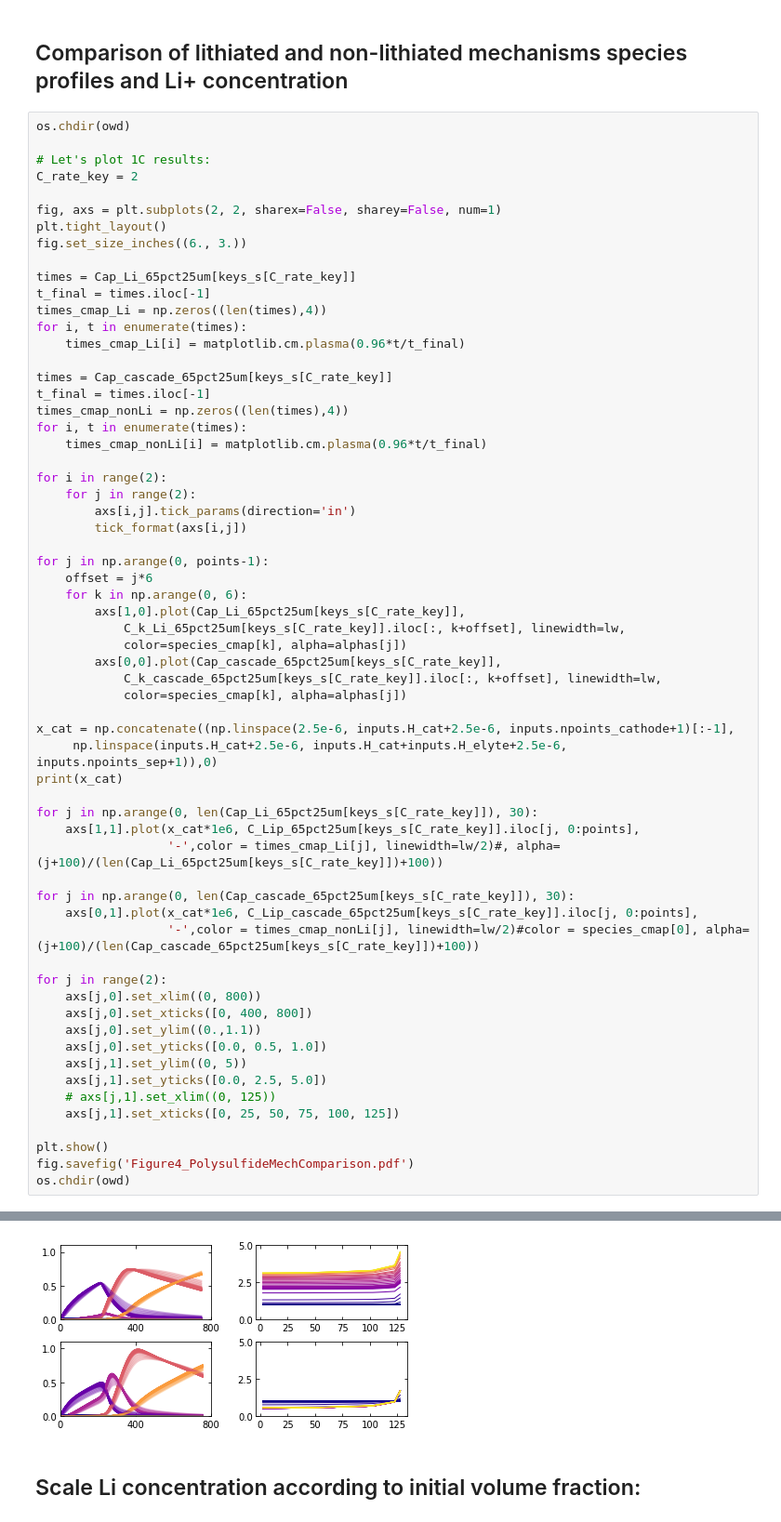
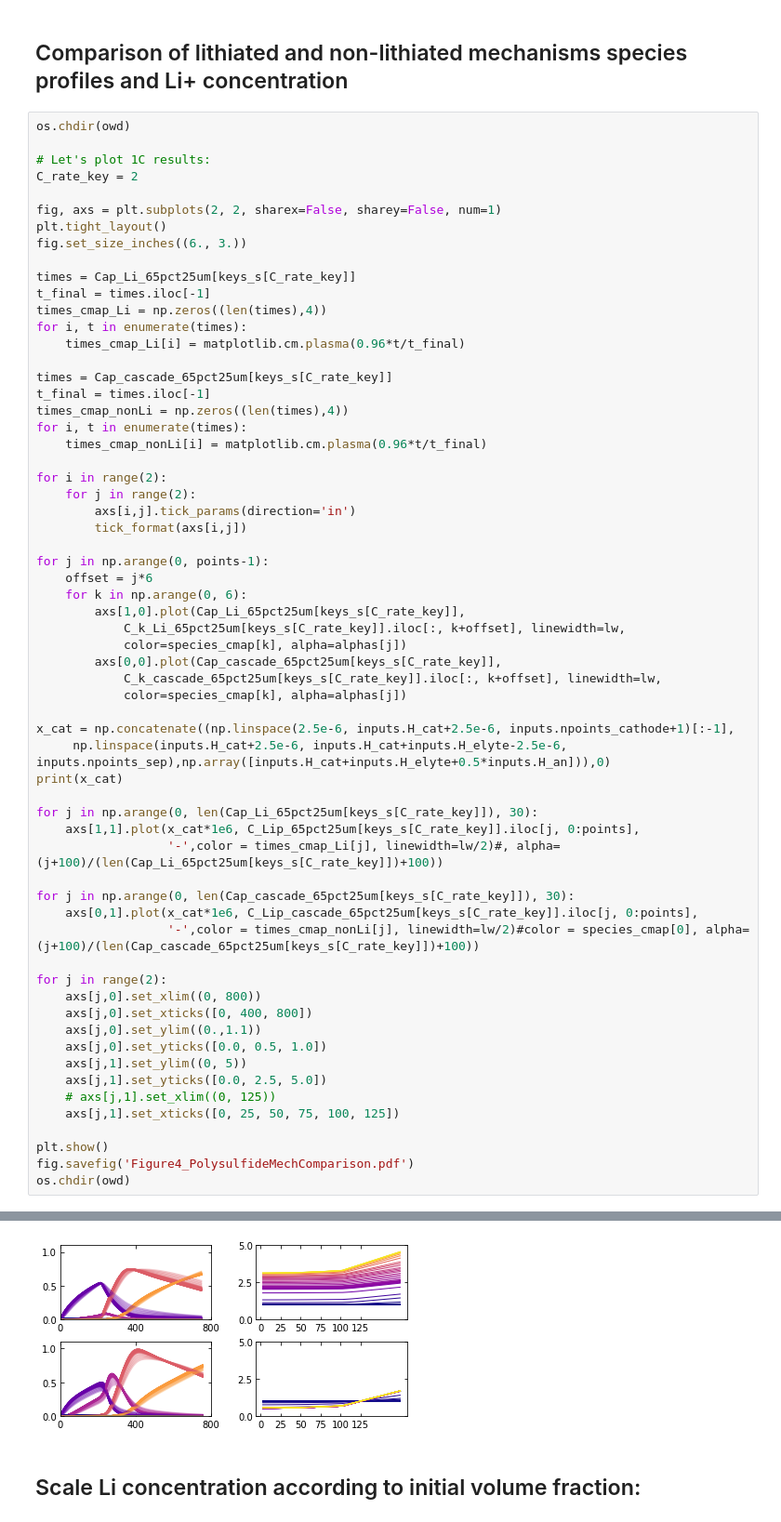
Before and after one commit to decaluwe/2020_Li_Sulfur_Modeling, a Jupyter notebook: Figures/scripts/Li_S Plotting.ipynb, the cells around one changed output, grey strips where cells are left out. Shown at 93% size. Saved outputs shown, nothing was run; the diff lists cells and outputs as text.

```diff
--- a/Figures/scripts/Li_S Plotting.ipynb
+++ b/Figures/scripts/Li_S Plotting.ipynb
@@ -530,7 +531,7 @@ for j in np.arange(0, points-1):
             color=species_cmap[k], alpha=alphas[j])
 
 x_cat = np.concatenate((np.linspace(2.5e-6, inputs.H_cat+2.5e-6, inputs.npoints_cathode+1)[:-1],
-     np.linspace(inputs.H_cat+2.5e-6, inputs.H_cat+inputs.H_elyte+2.5e-6, inputs.npoints_sep+1)),0)
+     np.linspace(inputs.H_cat+2.5e-6, inputs.H_cat+inputs.H_elyte-2.5e-6, inputs.npoints_sep),np.array([inputs.H_cat+inputs.H_elyte+0.5*inputs.H_an])),0)
 print(x_cat)
 
 for j in np.arange(0, len(Cap_Li_65pct25um[keys_s[C_rate_key]]), 30):
@@ -562,4 +563,4 @@ os.chdir(owd)
-[figure, old version]
+[figure, new version]
 # %% [markdown]
 ## Scale Li concentration according to initial volume fraction:
 # %%
```
Also changed, not shown: parts of 2 cells of this notebook, 3 other files.
